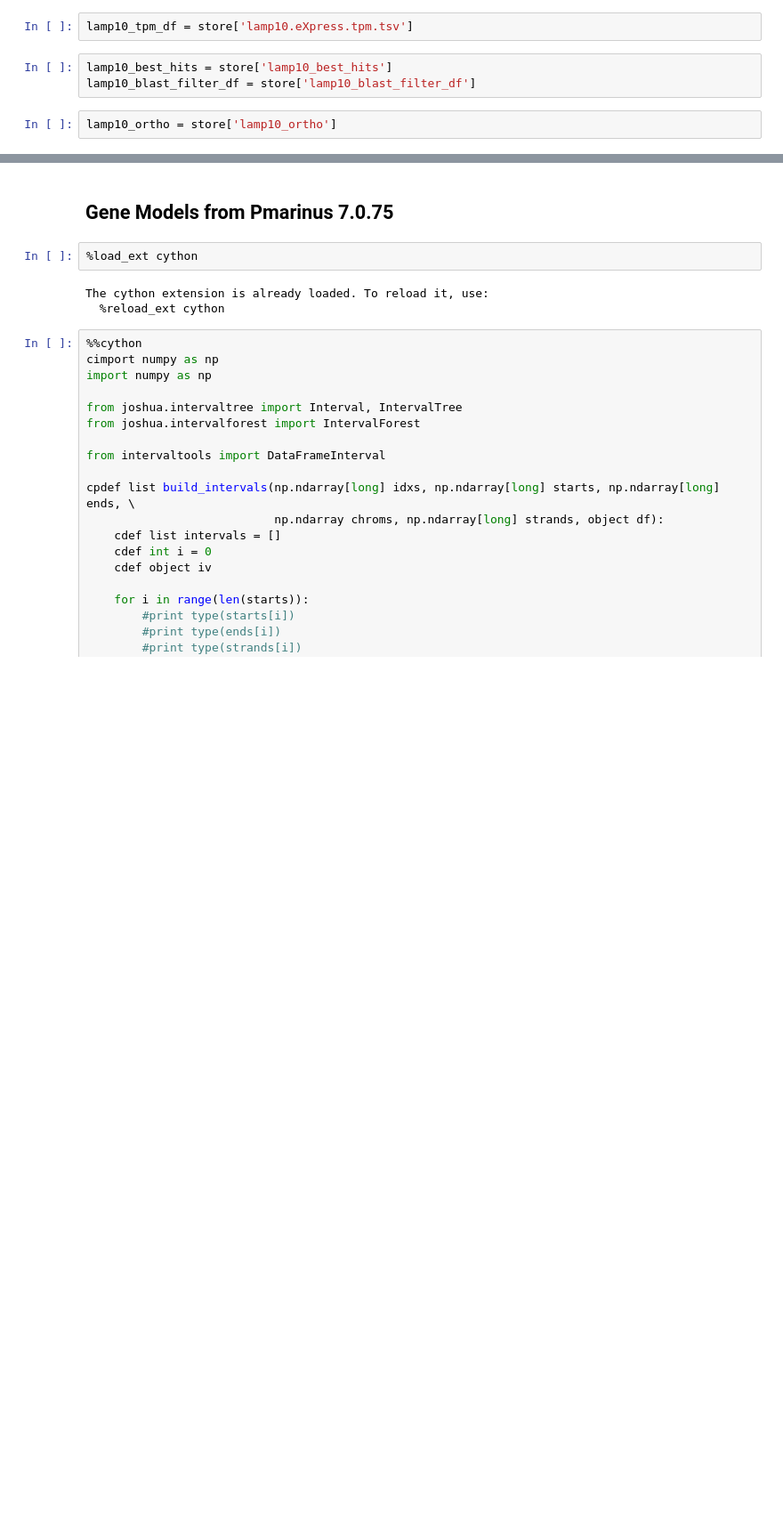
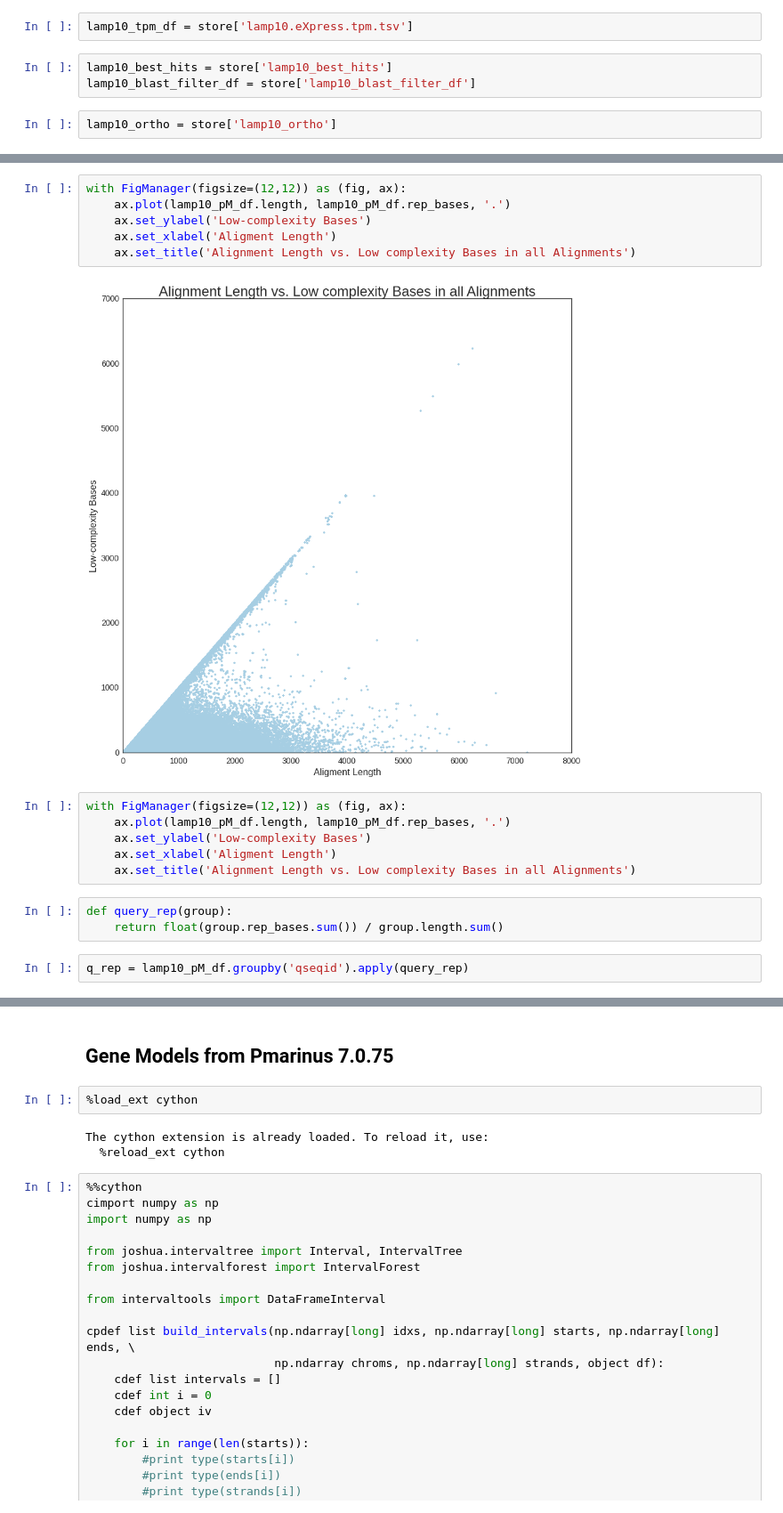
Before and after one commit to standage/2015-petMarSB, a Jupyter notebook: notebooks/petmar-cross-validate.ipynb, the cells around one changed output, grey strips where cells are left out. Shown at 89% size. Cells and saved outputs as stored; diff of their text form; blank space fills up the shorter version.

```diff
--- a/notebooks/petmar-cross-validate.ipynb
+++ b/notebooks/petmar-cross-validate.ipynb
@@ -184,0 +206,19 @@ lamp10_ortho = store['lamp10_ortho']
+# %%
+with FigManager(figsize=(12,12)) as (fig, ax):
+    ax.plot(lamp10_pM_df.length, lamp10_pM_df.rep_bases, '.')
+    ax.set_ylabel('Low-complexity Bases')
+    ax.set_xlabel('Aligment Length')
+    ax.set_title('Alignment Length vs. Low complexity Bases in all Alignments')
+# %% [output]
+[figure, added]
+# %%
+with FigManager(figsize=(12,12)) as (fig, ax):
+    ax.plot(lamp10_pM_df.length, lamp10_pM_df.rep_bases, '.')
+    ax.set_ylabel('Low-complexity Bases')
+    ax.set_xlabel('Aligment Length')
+    ax.set_title('Alignment Length vs. Low complexity Bases in all Alignments')
+# %%
+def query_rep(group):
+    return float(group.rep_bases.sum()) / group.length.sum()
+# %%
+q_rep = lamp10_pM_df.groupby('qseqid').apply(query_rep)
```
Also changed, not shown: parts of 19 cells of this notebook, 3 other files.
